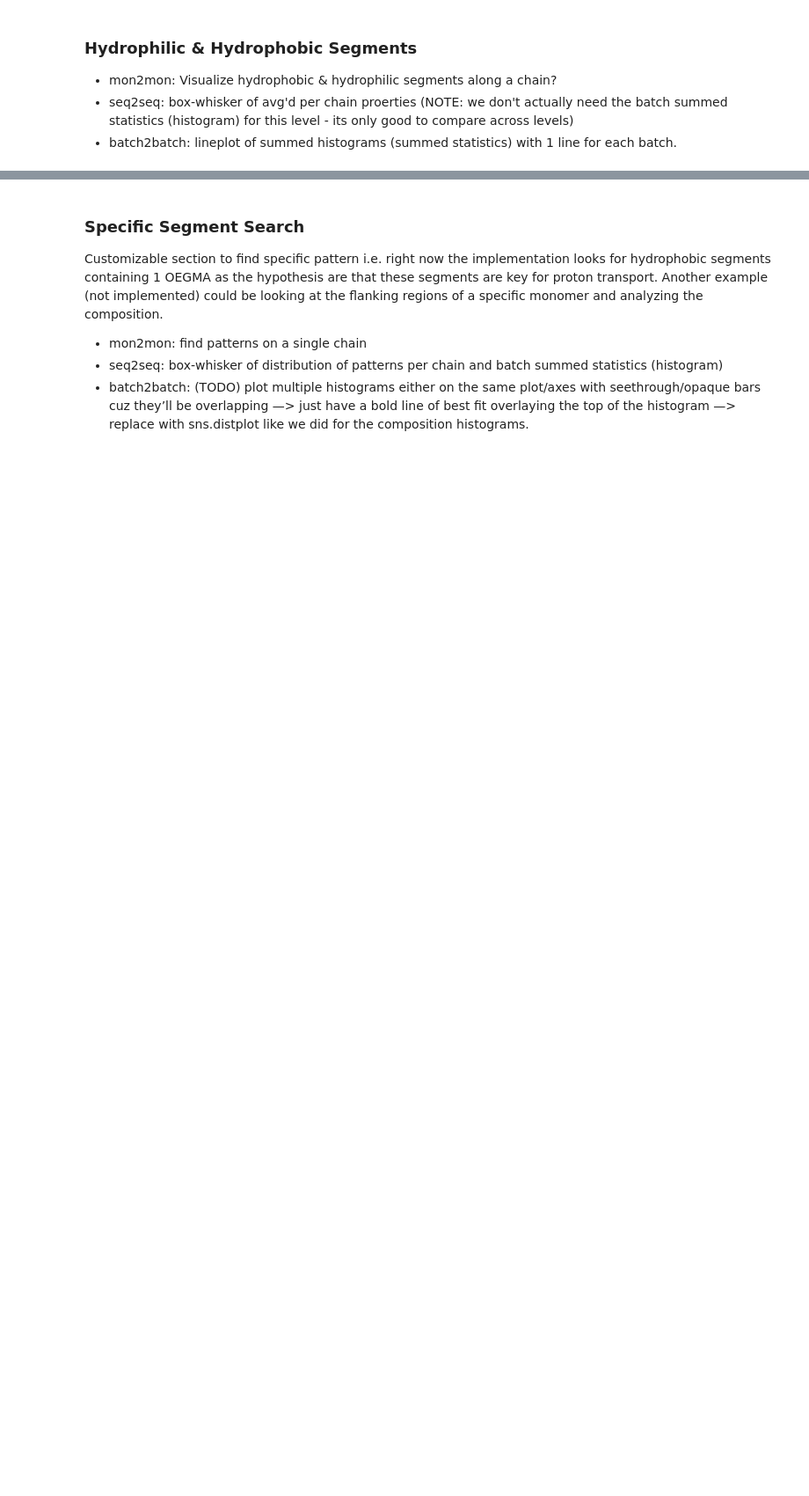
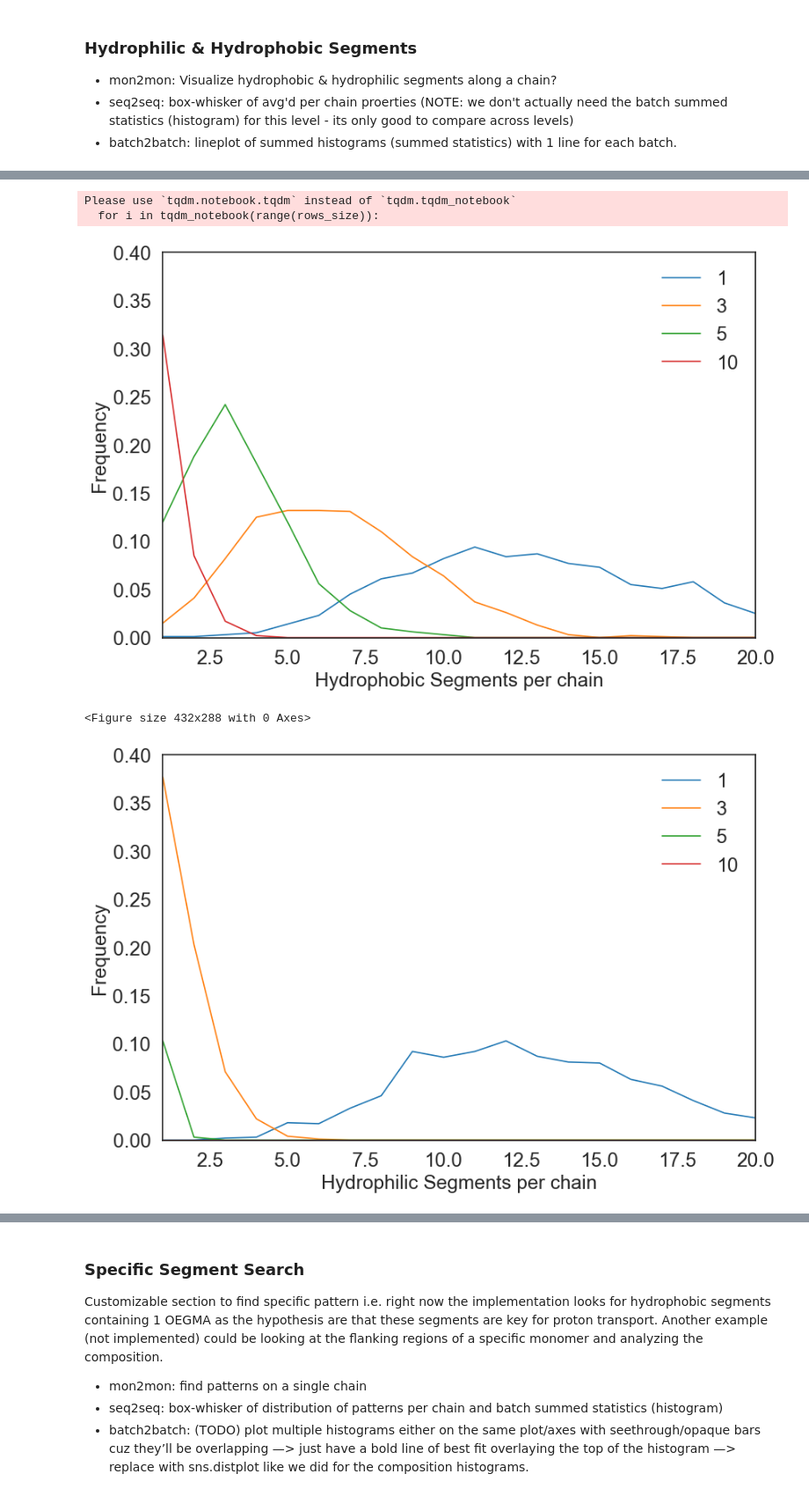
Before and after one commit to ivanjayapurna/RHPapp, a Jupyter notebook: HTP_compdrift.ipynb, the cells around one changed output, grey strips where cells are left out. Shown at 88% size. Saved outputs shown, nothing was run; the diff lists cells and outputs as text; code cells hidden in the pictures; blank space fills up the shorter version.

```diff
--- a/HTP_compdrift.ipynb
+++ b/HTP_compdrift.ipynb
@@ -190,4 +200,4 @@ print(csv_files)
 
 ### SET MOLECULAR WEIGHTS OF MONOMERS IN ORDER OF LABEL (labels are 1 indexed)
 Mw = [100.121,500,198.3,246.32, 104.15]
-HLBs = [8.45, 11.42, 5.125, 18.5, 5]  # 5th one is made up for Styrene - NEED TO REPLACE.
+HLBs = [8.45, 11.42, 5.125, 18.5, 4.865]  # 5th one is made up for Styrene - NEED TO REPLACE.
@@ -497,7 +573,7 @@ plt.clf()   # Clear figure
 # %%
 #SEQ2SEQ NEW ANALYSIS DATA
 
-b_no = 0
+b_no = 2
 
 rows_size = len(dfs[b_no])
 cols_size = len(dfs[b_no].columns)
@@ -531,6 +607,9 @@ for i in tqdm_notebook(range(rows_size)):
 
     hydrophob_li.append(hydrophobl)
     hydrophil_li.append(hydrophilbl)
+# %% [output]
+Please use `tqdm.notebook.tqdm` instead of `tqdm.tqdm_notebook`
+  for i in tqdm_notebook(range(rows_size)):
 # %%
 #SEQ2SEQ PLOTTING: HYDROPHOBIC
 ## IF THROWS ERROR CHANGE RANGE OF PHOB AND PHIL A-D
@@ -540,10 +619,10 @@ num_c = 5
 num_d = 10
 
 array = []
-PHOB_A = np.zeros(41) # NOTE 25 IS A MAGIC NUMBER THAT NEEDS TO BE REPLACED
-PHOB_B = np.zeros(41) # WAY TOO HIGH UPPER BOUND IS NP.MAX(HYDROPHOB_LI)
-PHOB_C = np.zeros(41) # need to code a tighter bound.
-PHOB_D = np.zeros(41)
+PHOB_A = np.zeros(60) # NOTE 25 IS A MAGIC NUMBER THAT NEEDS TO BE REPLACED
+PHOB_B = np.zeros(60) # WAY TOO HIGH UPPER BOUND IS NP.MAX(HYDROPHOB_LI)
+PHOB_C = np.zeros(60) # need to code a tighter bound.
+PHOB_D = np.zeros(60)
 for i in range(len(hydrophob_li)):
     if hydrophob_li[i][num_a] != 0:
         PHOB_A[int(hydrophob_li[i][num_a])] += 1
@@ -578,6 +657,7 @@ plt.xlim(1,20)
 plt.ylim(0,0.4)
 plt.legend(frameon=False)
 #plt.title("Hydrophobic Segments")
+plt.savefig('Figures_Editable/seq2seq_hydrophobic_NChains_'+ str(df_prop.iloc[:,7][b_no]) + '_DP300.pdf')
 plt.show()
 plt.cla()
 plt.clf()
@@ -597,33 +677,38 @@ for i in range(len(hydrophil_li)):
         PHIL_C[int(hydrophil_li[i][num_c])] += 1
     if hydrophil_li[i][num_d] != 0:
         PHIL_D[int(hydrophil_li[i][num_d])] += 1
 
 PHIL_A = PHIL_A[1:len(PHIL_A)]
 PHIL_B = PHIL_B[1:len(PHIL_B)]
 PHIL_C = PHIL_C[1:len(PHIL_C)]
 PHIL_D = PHIL_D[1:len(PHIL_D)]
 
 
 fig = plt.figure(num=None, figsize=(12, 8), dpi=80, facecolor='w', edgecolor='k')
 ax = fig.add_subplot(111)
 # sns.set_style(style='white') #style='white' or 'darkgrid'
 plt.xlabel("Hydrophilic Segments per chain")
 plt.ylabel("Frequency")
 sns.set_style(style = 'white')
 sns.lineplot(x = np.array(np.linspace(1, len(PHIL_A), num = len(PHIL_A))), y = PHIL_A/df_prop['NumSeqs'][b_no], label = str(num_a))
 sns.lineplot(x = np.array(np.linspace(1, len(PHIL_B), num = len(PHIL_B))), y = PHIL_B/df_prop['NumSeqs'][b_no], label = str(num_b))
 sns.lineplot(x = np.array(np.linspace(1, len(PHIL_C), num = len(PHIL_C))), y = PHIL_C/df_prop['NumSeqs'][b_no], label = str(num_c))
 sns.lineplot(x = np.array(np.linspace(1, len(PHIL_D), num = len(PHIL_D))), y = PHIL_D/df_prop['NumSeqs'][b_no], label = str(num_d))
 ax.spines["top"].set_linewidth(1.5)
 ax.spines["bottom"].set_linewidth(1.5)
 ax.spines["left"].set_linewidth(1.5)
 ax.spines["right"].set_linewidth(1.5)
 ax.tick_params('both', length=10, width=1.5, which='major')
 plt.xlim(1,20)
 plt.ylim(0,0.4)
 plt.legend(frameon=False)
+plt.savefig('Figures_Editable/seq2seq_hydrophilic_NChains_'+ str(df_prop.iloc[:,7][b_no]) + '_DP300.pdf')
 #plt.title("Hydrophilic Segments")
 plt.show()
+# %% [output]
+[figure, added]
+<Figure size 432x288 with 0 Axes>
+[figure, added]
 # %%
 # OLD BOX WHISKER PLOT COMMENTED OUT.
 """
```
Also changed, not shown: parts of 21 cells of this notebook.
